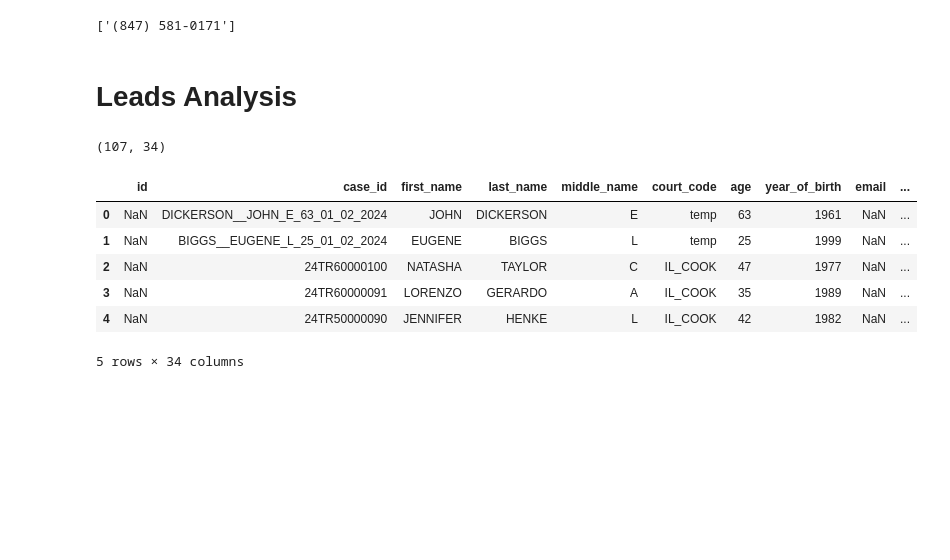
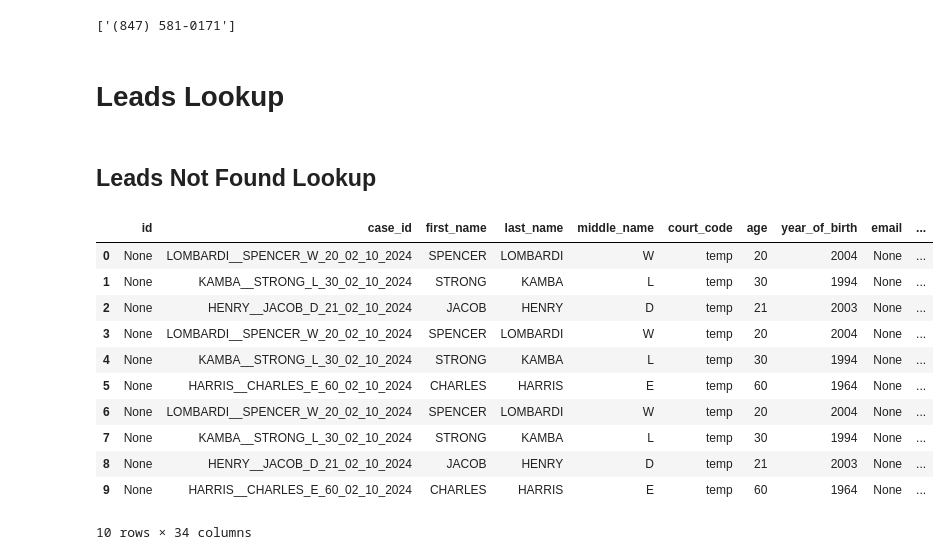
Before and after one commit to edgecliff318/courtscraper, a Jupyter notebook: notebooks/endato.ipynb, the cells around one changed output. Saved outputs shown, nothing was run; the diff lists cells and outputs as text; code cells hidden in the pictures; blank space fills up the shorter version.

```diff
--- a/notebooks/endato.ipynb
+++ b/notebooks/endato.ipynb
@@ -56,22 +101,39 @@ addresses[0].get("phoneNumbers")
 # %% [output]
 ['(847) 581-0171']
 # %% [markdown]
-# Leads Analysis
+# Leads Lookup
-# %%
-#load data into a dataframe
-import pandas as pd
-df = pd.read_csv('leads_not_found.csv')
-df.shape
-# %% [output]
-(107, 34)
-# %%
-df.head()
-# %% [output]
-|  | id | case_id | first_name | last_name | middle_name | court_code | age | year_of_birth | email | ... |
-| 0 | NaN | DICKERSON__JOHN_E_63_01_02_2024 | JOHN | DICKERSON | E | temp | 63 | 1961 | NaN | ... |
-| 1 | NaN | BIGGS__EUGENE_L_25_01_02_2024 | EUGENE | BIGGS | L | temp | 25 | 1999 | NaN | ... |
-| 2 | NaN | 24TR60000100 | NATASHA | TAYLOR | C | IL_COOK | 47 | 1977 | NaN | ... |
-| 3 | NaN | 24TR60000091 | LORENZO | GERARDO | A | IL_COOK | 35 | 1989 | NaN | ... |
-| 4 | NaN | 24TR50000090 | JENNIFER | HENKE | L | IL_COOK | 42 | 1982 | NaN | ... |
-5 rows × 34 columns
+# %% [markdown]
+## Leads Not Found Lookup
+# %%
+today = datetime.datetime.now()
+
+leads_not_found = get_last_lead(
+    start_date=today - timedelta(days=1),
+    end_date=today + timedelta(days=1),
+    status="not_found",
+    limit=100,
+)
+
+df = pd.DataFrame([lead.model_dump() for lead in leads_not_found])
+
+
+df["middle_name"] = df["middle_name"].fillna("")
+df["first_name"] = df["first_name"].fillna("")
+df["last_name"] = df["last_name"].fillna("")
+df["state"] = df["state"].fillna("MO")
+
+df
+# %% [output]
+|  | id | case_id | first_name | last_name | middle_name | court_code | age | year_of_birth | email | ... |
+| 0 | None | LOMBARDI__SPENCER_W_20_02_10_2024 | SPENCER | LOMBARDI | W | temp | 20 | 2004 | None | ... |
+| 1 | None | KAMBA__STRONG_L_30_02_10_2024 | STRONG | KAMBA | L | temp | 30 | 1994 | None | ... |
+| 2 | None | HENRY__JACOB_D_21_02_10_2024 | JACOB | HENRY | D | temp | 21 | 2003 | None | ... |
+| 3 | None | LOMBARDI__SPENCER_W_20_02_10_2024 | SPENCER | LOMBARDI | W | temp | 20 | 2004 | None | ... |
+| 4 | None | KAMBA__STRONG_L_30_02_10_2024 | STRONG | KAMBA | L | temp | 30 | 1994 | None | ... |
+| 5 | None | HARRIS__CHARLES_E_60_02_10_2024 | CHARLES | HARRIS | E | temp | 60 | 1964 | None | ... |
+| 6 | None | LOMBARDI__SPENCER_W_20_02_10_2024 | SPENCER | LOMBARDI | W | temp | 20 | 2004 | None | ... |
+| 7 | None | KAMBA__STRONG_L_30_02_10_2024 | STRONG | KAMBA | L | temp | 30 | 1994 | None | ... |
+| 8 | None | HENRY__JACOB_D_21_02_10_2024 | JACOB | HENRY | D | temp | 21 | 2003 | None | ... |
+| 9 | None | HARRIS__CHARLES_E_60_02_10_2024 | CHARLES | HARRIS | E | temp | 60 | 1964 | None | ... |
+10 rows × 34 columns
 # %%
```
Also changed, not shown: parts of 17 cells of this notebook, 2 other files.
